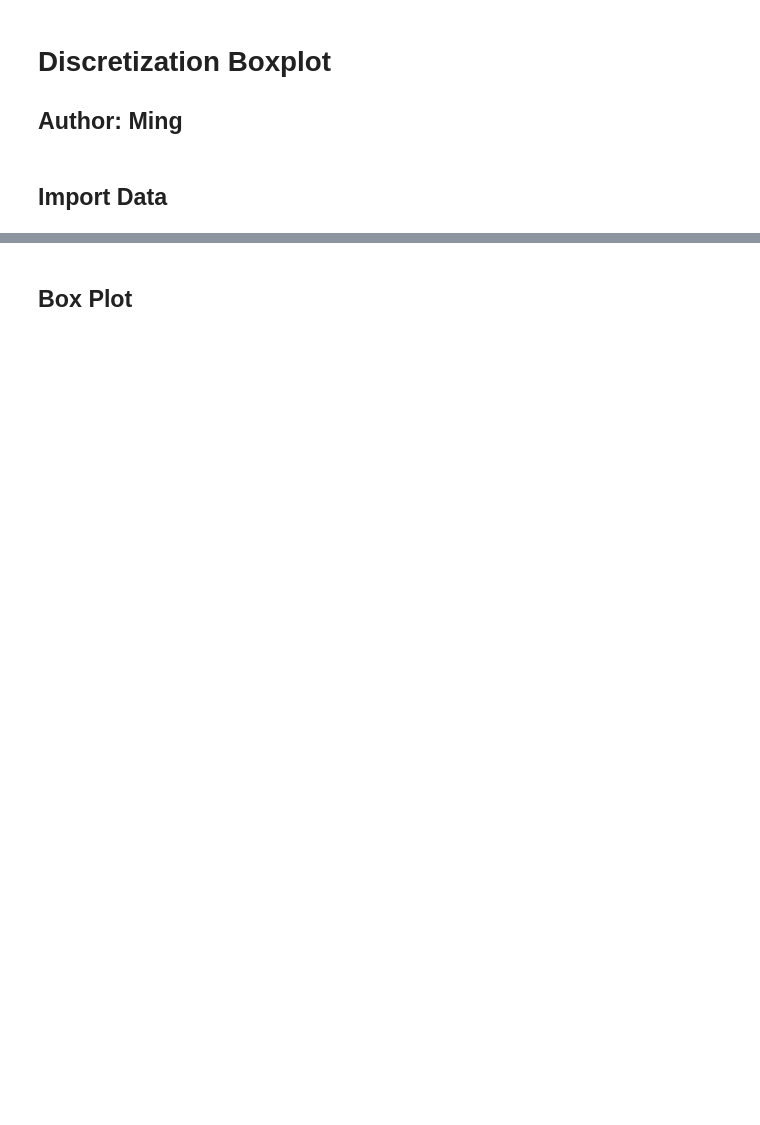
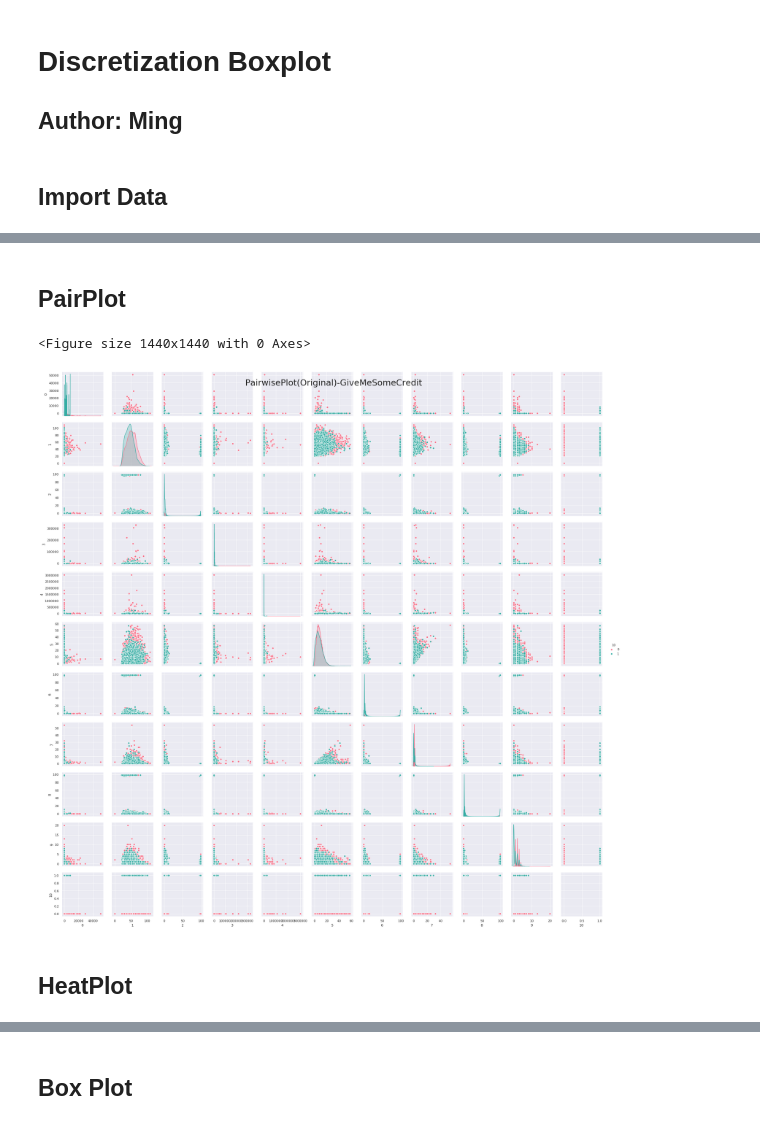
Before and after one commit to BanNel/Discretize_Classification, a Jupyter notebook: Discretization Boxplot.ipynb, the cells around one changed output, grey strips where cells are left out. Cells and saved outputs as stored; diff of their text form; code cells hidden in the pictures; blank space fills up the shorter version.

```diff
--- a/Discretization Boxplot.ipynb
+++ b/Discretization Boxplot.ipynb
@@ -33,7 +33,7 @@ lock = Lock()
 ## Import Data
 # %%
 # Load Data
-data_name = "USA_Bankrupt"
+data_name = "Japanese_Credit"
 # data_name = "Australian_Original"
 
 if data_name == "Tsai_Original":
@@ -124,0 +98,3 @@ discretize_dataframe.describe()
+# %%
+res = pd.concat([pd.DataFrame(data_list),pd.DataFrame(target_list)],axis=1, ignore_index=True)
+res.head()
@@ -124,0 +108,20 @@ discretize_dataframe.describe()
+# %% [markdown]
+## PairPlot
+# %%
+def PairwisePlotPrint(datatype):
+    res = pd.concat([pd.DataFrame(data_list),pd.DataFrame(target_list)],axis=1, ignore_index=True)
+    plt.figure(figsize=(20,20))
+    sns.pairplot(res, kind="scatter",hue=10,palette="husl")
+    box_title = 'PairwisePlot('+datatype+')-'+data_name
+    plt.suptitle(box_title, fontsize=30)
+    plt.savefig('datapairplot/'+box_title+'.png',dpi=300)
+    plt.show()
+
+    # Title
+# %%
+PairwisePlotPrint("Original")
+# %% [output]
+<Figure size 1440x1440 with 0 Axes>
+[figure, added]
+# %% [markdown]
+## HeatPlot
```
Also changed, not shown: parts of 8 cells of this notebook, 25 other files.
